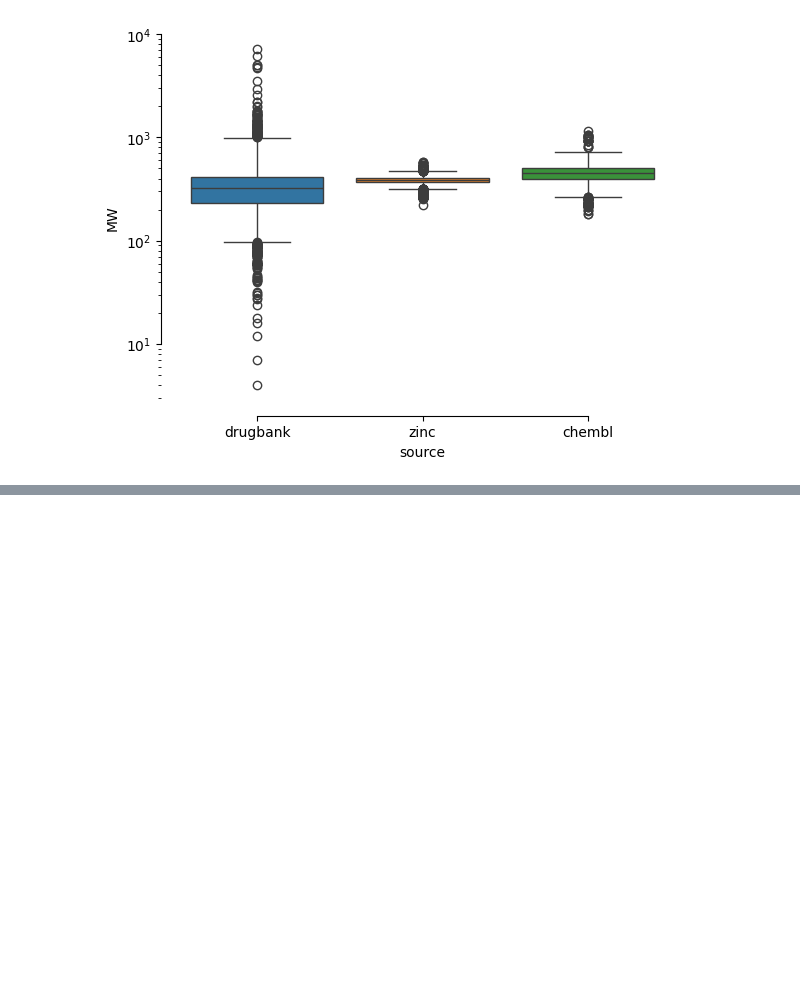
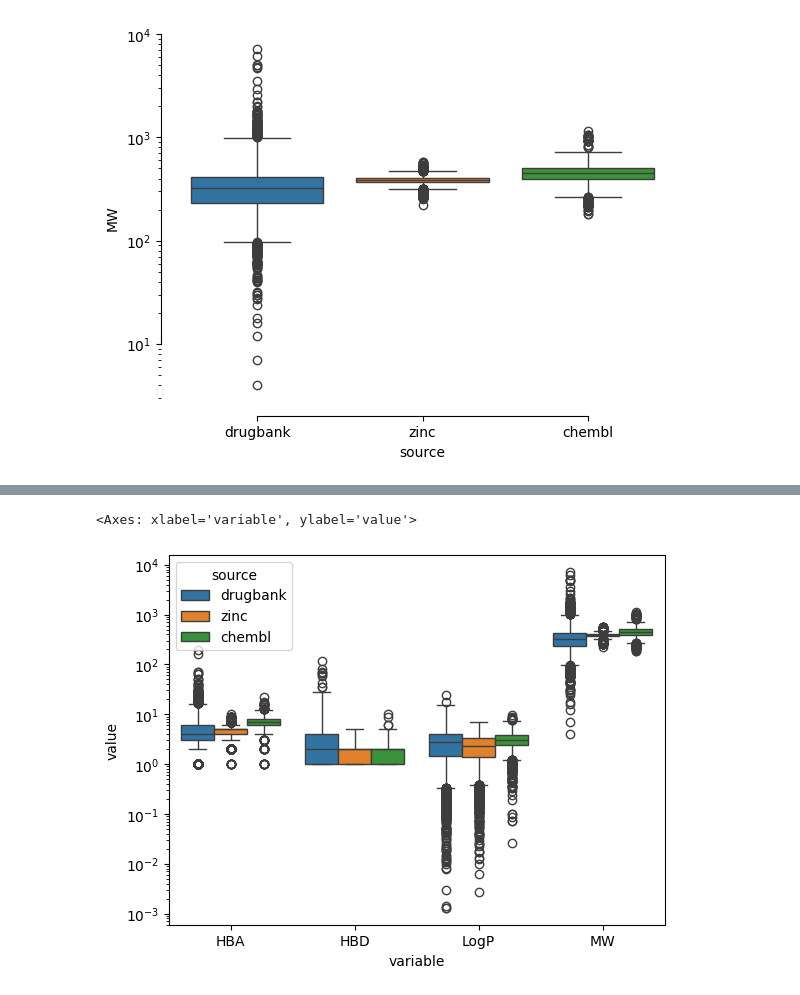
Before and after one commit to lich-uct/cdd2026, a Jupyter notebook: vorsilam/Second exercise.ipynb, the cells around one changed output, grey strips where cells are left out. Drawn from its saved outputs; the diff is of its cells as text; code cells hidden in the pictures; blank space fills up the shorter version.

Commit message:
Structure search exercise

```diff
--- a/vorsilam/Second exercise.ipynb
+++ b/vorsilam/Second exercise.ipynb
@@ -178,0 +181,2 @@ structures.to_csv('../data/standardized_structures.csv', columns=['source', 'SMI
+# %%
+long_structures = structures.melt(["source"],["HBA", "HBD", "LogP", "MW"])
@@ -178,0 +199,5 @@ structures.to_csv('../data/standardized_structures.csv', columns=['source', 'SMI
+# %%
+sns.boxplot(x="variable", y="value", hue="source", data=long_structures, log_scale=True)
+# %% [output]
+<Axes: xlabel='variable', ylabel='value'>
+[figure, added]
```
Also changed, not shown: parts of 21 cells of this notebook, 3 other files.
